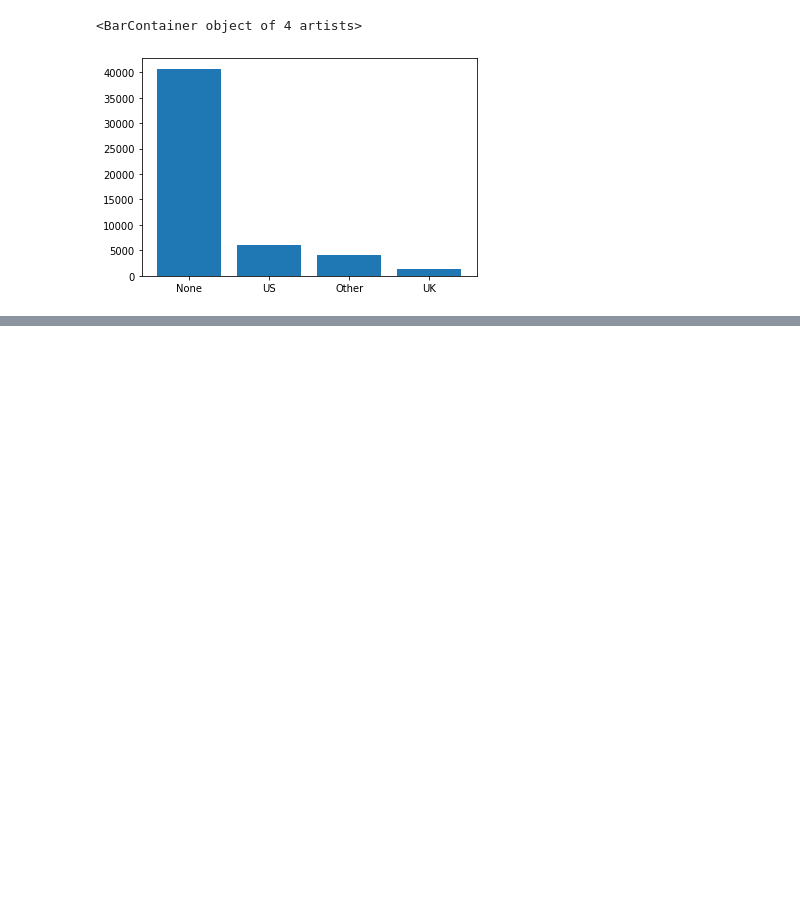
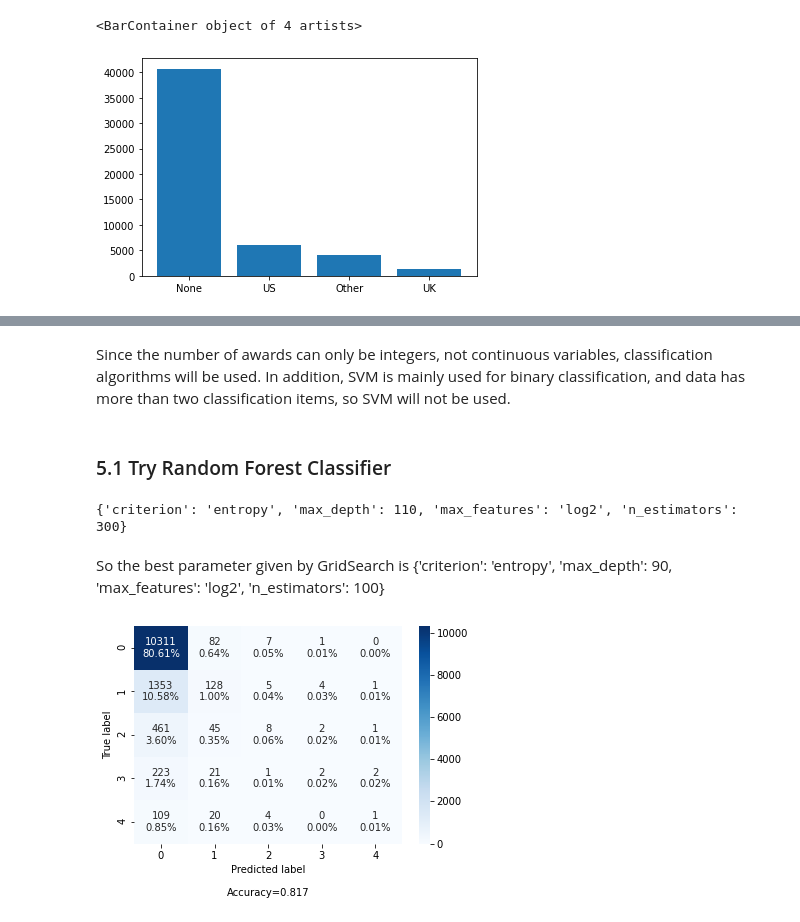
Before and after one commit to Eric-liucn/Book-Data-Analysis, a Jupyter notebook: ML.ipynb, the cells around one changed output, grey strips where cells are left out. Drawn from its saved outputs; the diff is of its cells as text; code cells hidden in the pictures; blank space fills up the shorter version.

```diff
--- a/ML.ipynb
+++ b/ML.ipynb
@@ -676,0 +609,30 @@ make_confusion_matrix(cm)
+# %% [markdown]
+Since the number of awards can only be integers, not continuous variables, classification algorithms will be used. In addition, SVM is mainly used for binary classification, and data has more than two classification items, so SVM will not be used.
+# %% [markdown]
+### 5.1 Try Random Forest Classifier
+# %%
+from sklearn.ensemble import RandomForestClassifier as RFC
+from sklearn.model_selection import GridSearchCV as GS
+from sklearn.metrics import confusion_matrix, classification_report
+param_grid = {
+    'criterion': ('gini', 'entropy'),
+    'max_depth': [90, 100, 110],
+    'max_features': ('sqrt', 'log2'),
+    'n_estimators': [100, 200, 300]
+}
+rfc = RFC(n_jobs=-1)
+gs = GS(estimator=rfc, param_grid=param_grid)
+gs.fit(x_train, y_train)
+print(gs.best_params_)
+# %% [output]
+{'criterion': 'entropy', 'max_depth': 110, 'max_features': 'log2', 'n_estimators': 300}
+# %% [markdown]
+So the best parameter given by GridSearch is {'criterion': 'entropy', 'max_depth': 90, 'max_features': 'log2', 'n_estimators': 100}
+# %%
+rfc =RFC(n_estimators=100, criterion='entropy', max_depth=110, max_features='log2', n_jobs=-1)
+rfc.fit(x_train, y_train)
+y_predict = rfc.predict(x_test)
+cm = confusion_matrix(y_test, y_predict)
+make_confusion_matrix(cm)
+# %% [output]
+[figure, added]
```
Also changed, not shown: parts of 80 cells of this notebook.
